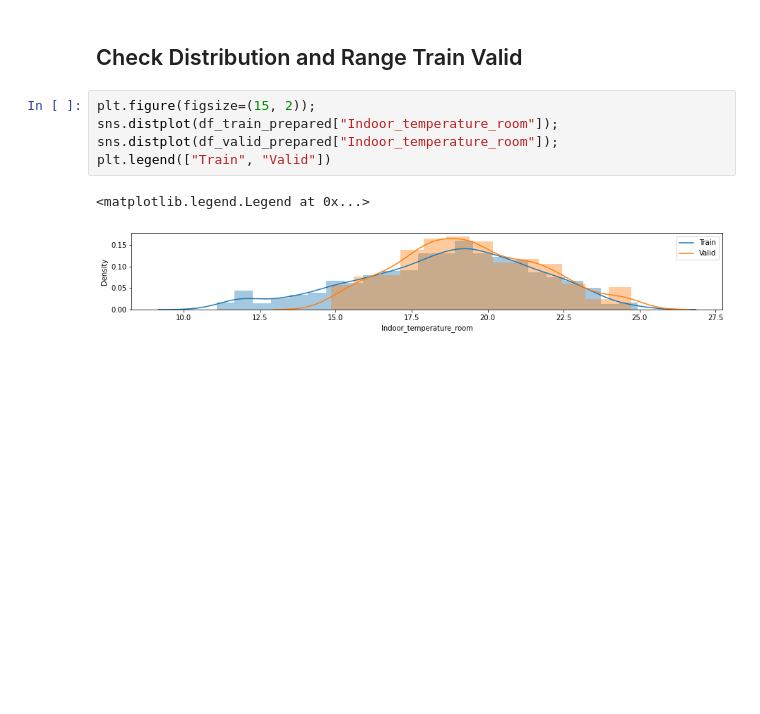
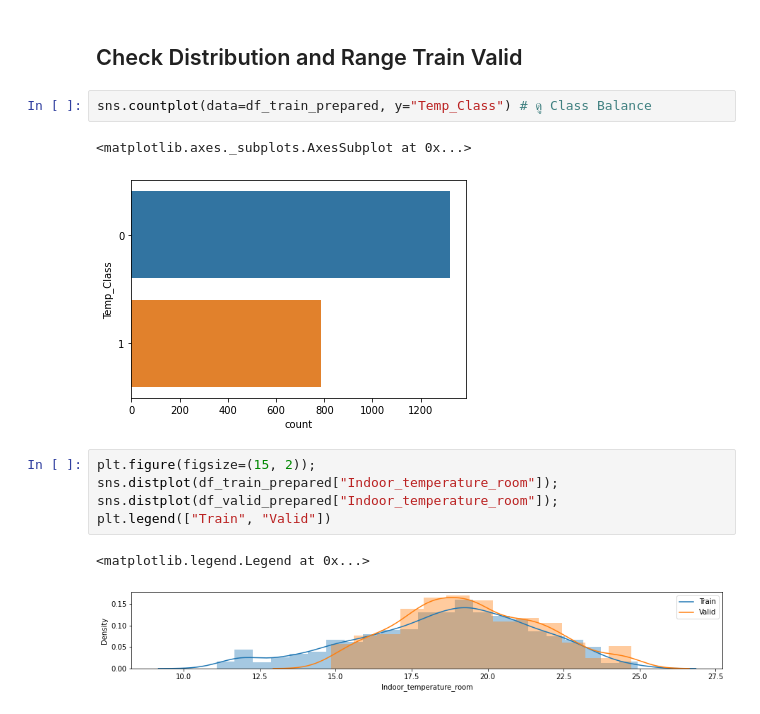
Before and after one commit to firstnapat/Machine-Learning-with-Python---BoyBigDataRPG, a Jupyter notebook: WK08_Machine_Learning_Temp_Smart_Home_Forecasting_Classification.ipynb, the cells around one changed output. Saved outputs shown, nothing was run; the diff lists cells and outputs as text; blank space fills up the shorter version.

Commit message:
Check Class balance

```diff
--- a/WK08_Machine_Learning_Temp_Smart_Home_Forecasting_Classification.ipynb
+++ b/WK08_Machine_Learning_Temp_Smart_Home_Forecasting_Classification.ipynb
@@ -120,5 +154,10 @@ sns.lineplot(data=df_valid_prepared, x="Id", y="Indoor_temperature_room", marker
 # %% [markdown]
 ## Check Distribution and Range Train Valid
+# %%
+sns.countplot(data=df_train_prepared, y="Temp_Class") # ดู Class Balance
+# %% [output]
+<matplotlib.axes._subplots.AxesSubplot at 0x...>
+[figure, added]
 # %%
 plt.figure(figsize=(15, 2));
 sns.distplot(df_train_prepared["Indoor_temperature_room"]);
```
Also changed, not shown: parts of 9 cells of this notebook.
